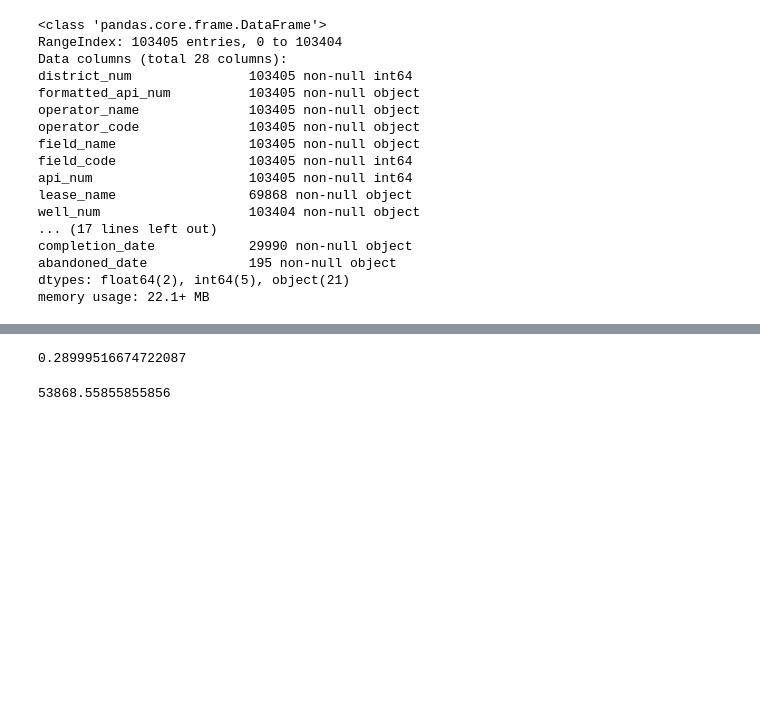
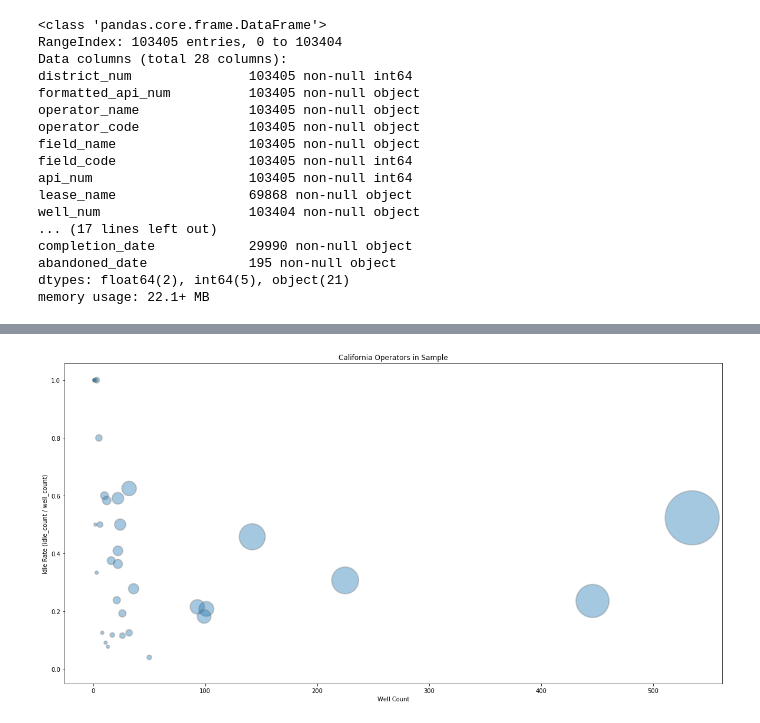
Before and after one commit to t-phill/data-doggr, a Jupyter notebook: testing.ipynb, the cells around one changed output, grey strips where cells are left out. Cells and saved outputs as stored; diff of their text form; code cells hidden in the pictures; blank space fills up the shorter version.

```diff
--- a/testing.ipynb
+++ b/testing.ipynb
@@ -154,9 +168,0 @@ n= 103450
-# %%
-p = 30000/n
-p
-# %% [output]
-0.28999516674722087
-# %%
-samp_p * n
-# %% [output]
-53868.55855855856
@@ -165,3 +169,12 @@ samp_n = 2220
+# %%
+plt.figure(figsize=(20,10))
+plt.scatter(x2, y2, s=z2*30, alpha=.4, edgecolors="grey", linewidth=2)
+plt.xlabel("Well Count")
+plt.ylabel("Idle Rate (idle_count / well_count)")
+plt.title('California Operators in Sample')
+plt.show()
+# %% [output]
+[figure, added]
 # %%
 samp_var = samp_n * samp_p * (1 - samp_p)
 samp_var
```
Also changed, not shown: parts of 26 cells of this notebook.
